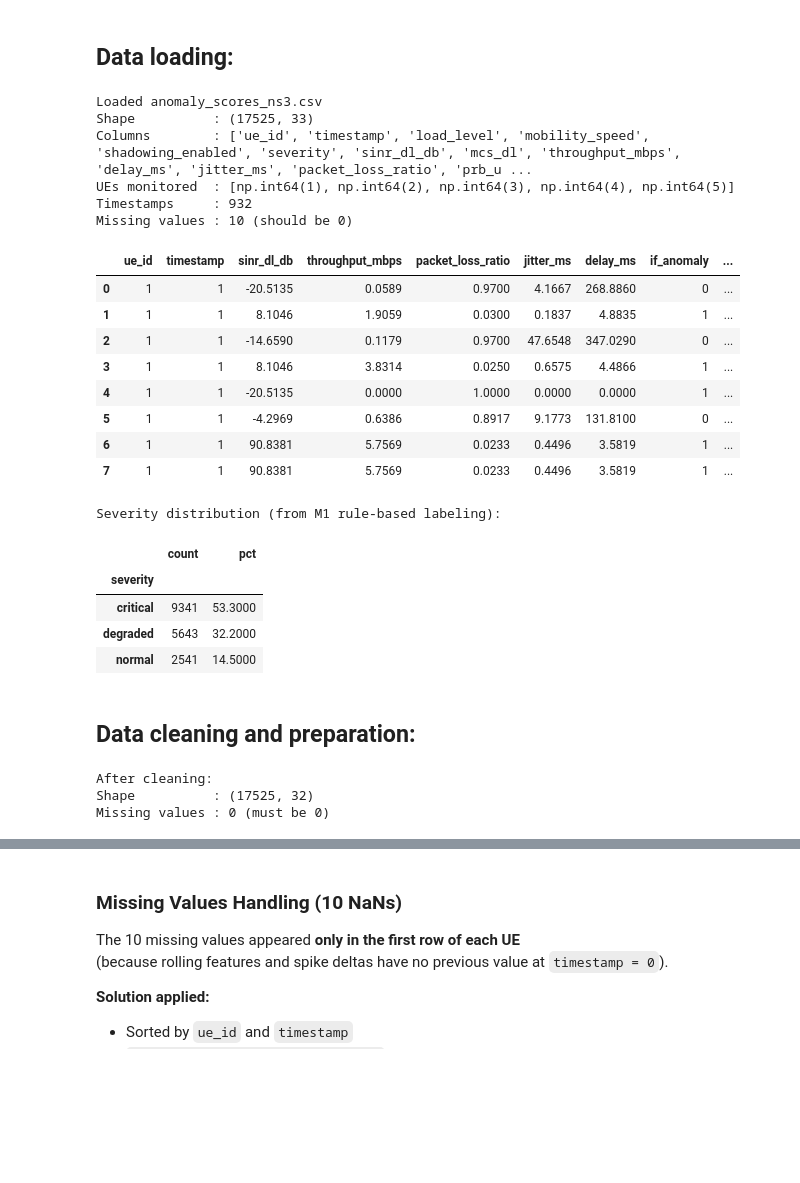
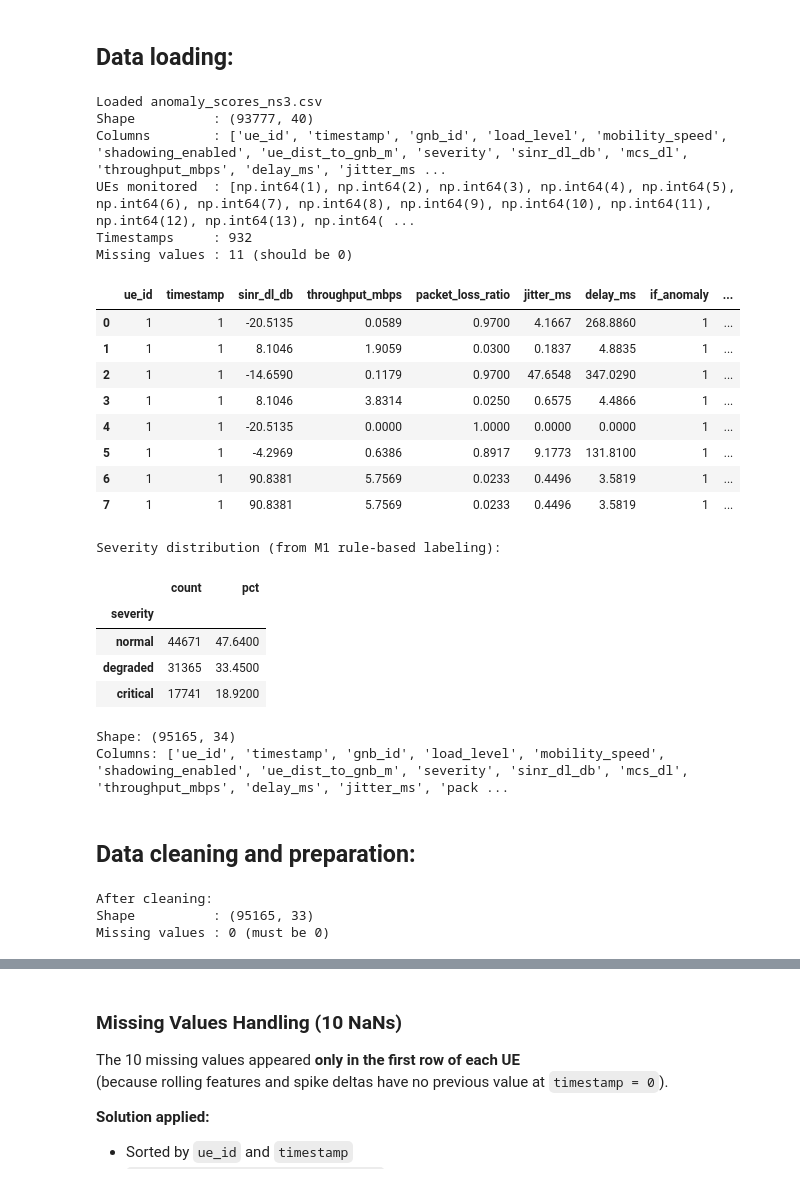
Before and after one commit to khairovic/QosBuddy-, a Jupyter notebook: CasualAI/casualAI.ipynb, the cells around one changed output, grey strips where cells are left out. Cells and saved outputs as stored; diff of their text form; code cells hidden in the pictures; blank space fills up the shorter version.

Commit message:
Updated with new data

```diff
--- a/CasualAI/casualAI.ipynb
+++ b/CasualAI/casualAI.ipynb
@@ -59,48 +59,60 @@ Environment ready for DSO1.2 Causal AI
 ## Data loading:
 # %%
 # ==================== LOAD M1 OUTPUT ====================
-DATA_PATH = 'anomaly_scores_ns3.xls'   # ← make sure this file is in your notebook folder
+DATA_PATH = 'anomaly_scores_ns3_v2.csv'   # ← make sure this file is in your notebook folder
 
 df = pd.read_csv(DATA_PATH)
 
 print(f"Loaded anomaly_scores_ns3.csv")
 print(f"Shape          : {df.shape}")
 print(f"Columns        : {df.columns.tolist()}")
 print(f"UEs monitored  : {sorted(df['ue_id'].unique())}")
 print(f"Timestamps     : {df['timestamp'].nunique()}")
 print(f"Missing values : {df.isnull().sum().sum()} (should be 0)")
 
 # Quick preview of the most important columns
 key_cols = ['ue_id', 'timestamp', 'sinr_dl_db', 'throughput_mbps',
             'packet_loss_ratio', 'jitter_ms', 'delay_ms',
             'if_anomaly', 'ae_anomaly', 'severity']
 display(df[key_cols].head(8))
 
 # Severity distribution (ground truth from M1)
 print("\nSeverity distribution (from M1 rule-based labeling):")
 display(df['severity'].value_counts().to_frame('count').assign(pct=lambda x: (x['count']/len(df)*100).round(2)))
 # %% [output]
 Loaded anomaly_scores_ns3.csv
-Shape          : (17525, 33)
-Columns        : ['ue_id', 'timestamp', 'load_level', 'mobility_speed', 'shadowing_enabled', 'severity', 'sinr_dl_db', 'mcs_dl', 'throughput_mbps', 'delay_ms', 'jitter_ms', 'packet_loss_ratio', 'prb_u ...
-UEs monitored  : [np.int64(1), np.int64(2), np.int64(3), np.int64(4), np.int64(5)]
+Shape          : (93777, 40)
+Columns        : ['ue_id', 'timestamp', 'gnb_id', 'load_level', 'mobility_speed', 'shadowing_enabled', 'ue_dist_to_gnb_m', 'severity', 'sinr_dl_db', 'mcs_dl', 'throughput_mbps', 'delay_ms', 'jitter_ms ...
+UEs monitored  : [np.int64(1), np.int64(2), np.int64(3), np.int64(4), np.int64(5), np.int64(6), np.int64(7), np.int64(8), np.int64(9), np.int64(10), np.int64(11), np.int64(12), np.int64(13), np.int64( ...
 Timestamps     : 932
-Missing values : 10 (should be 0)
+Missing values : 11 (should be 0)
 |  | ue_id | timestamp | sinr_dl_db | throughput_mbps | packet_loss_ratio | jitter_ms | delay_ms | if_anomaly | ... |
-| 0 | 1 | 1 | -20.5135 | 0.0589 | 0.9700 | 4.1667 | 268.8860 | 0 | ... |
+| 0 | 1 | 1 | -20.5135 | 0.0589 | 0.9700 | 4.1667 | 268.8860 | 1 | ... |
 | 1 | 1 | 1 | 8.1046 | 1.9059 | 0.0300 | 0.1837 | 4.8835 | 1 | ... |
-| 2 | 1 | 1 | -14.6590 | 0.1179 | 0.9700 | 47.6548 | 347.0290 | 0 | ... |
+| 2 | 1 | 1 | -14.6590 | 0.1179 | 0.9700 | 47.6548 | 347.0290 | 1 | ... |
 | 3 | 1 | 1 | 8.1046 | 3.8314 | 0.0250 | 0.6575 | 4.4866 | 1 | ... |
 | 4 | 1 | 1 | -20.5135 | 0.0000 | 1.0000 | 0.0000 | 0.0000 | 1 | ... |
-| 5 | 1 | 1 | -4.2969 | 0.6386 | 0.8917 | 9.1773 | 131.8100 | 0 | ... |
+| 5 | 1 | 1 | -4.2969 | 0.6386 | 0.8917 | 9.1773 | 131.8100 | 1 | ... |
 | 6 | 1 | 1 | 90.8381 | 5.7569 | 0.0233 | 0.4496 | 3.5819 | 1 | ... |
 | 7 | 1 | 1 | 90.8381 | 5.7569 | 0.0233 | 0.4496 | 3.5819 | 1 | ... |
 Severity distribution (from M1 rule-based labeling):
 |  | count | pct |
 | severity |  |  |
-| critical | 9341 | 53.3000 |
-| degraded | 5643 | 32.2000 |
-| normal | 2541 | 14.5000 |
+| normal | 44671 | 47.6400 |
+| degraded | 31365 | 33.4500 |
+| critical | 17741 | 18.9200 |
+# %%
+DATA_PATH = 'anomaly_scores_ns3_v2.csv'
+df = pd.read_csv(DATA_PATH)
+
+# Drop duplicate columns (keep first occurrence)
+df = df.loc[:, ~df.columns.str.endswith('.1')]
+
+print(f"Shape: {df.shape}")
+print(f"Columns: {df.columns.tolist()}")
+# %% [output]
+Shape: (95165, 34)
+Columns: ['ue_id', 'timestamp', 'gnb_id', 'load_level', 'mobility_speed', 'shadowing_enabled', 'ue_dist_to_gnb_m', 'severity', 'sinr_dl_db', 'mcs_dl', 'throughput_mbps', 'delay_ms', 'jitter_ms', 'pack ...
 # %% [markdown]
 ## Data cleaning and preparation:
 # %%
@@ -110,7 +122,8 @@ df = df.drop(columns=dupe_cols)
 # %%
 # 2. Handle ALL missing values (forward + backward fill per UE — now covers leading NaNs)
 # RELOAD the original file to guarantee we have all columns
-df = pd.read_csv('anomaly_scores_ns3.xls')
+df = pd.read_csv('anomaly_scores_ns3_v2.csv')
+df = df.loc[:, ~df.columns.str.endswith('.1')]
 df = df.sort_values(['ue_id', 'timestamp'])
 df = df.groupby('ue_id').ffill().bfill()
 
@@ -119,7 +132,7 @@ print(f"Shape          : {df.shape}")
 print(f"Missing values : {df.isnull().sum().sum()} (must be 0)")
 # %% [output]
 After cleaning:
-Shape          : (17525, 32)
+Shape          : (95165, 33)
 Missing values : 0 (must be 0)
 # %%
 # 3. Core columns we will use for causal modeling
```
Also changed, not shown: parts of 17 cells of this notebook, 5 other files.
